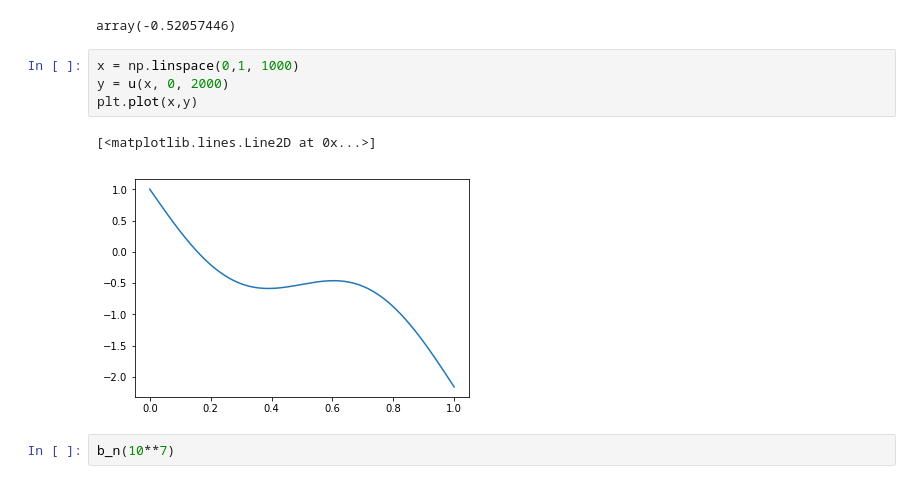
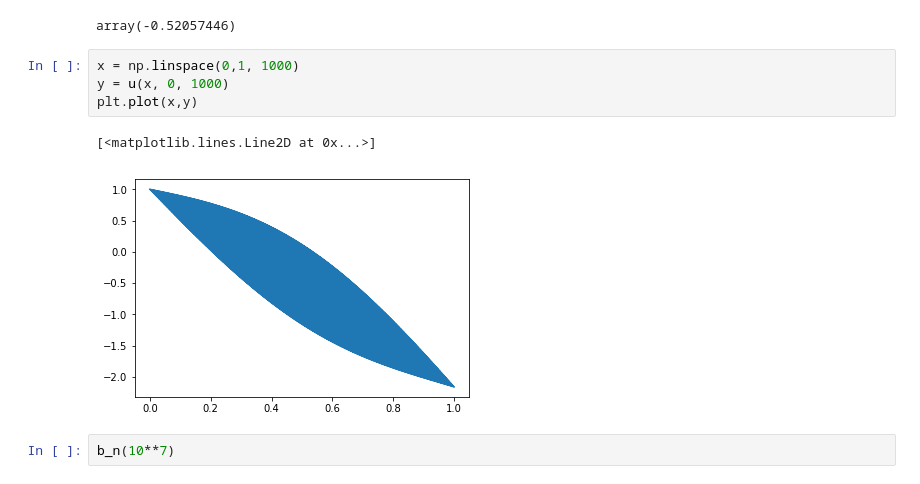
Before and after one commit to shawsa/m537, a Jupyter notebook: Takehome Project 1 Scratch.ipynb, the cells around one changed output. Saved outputs shown, nothing was run; the diff lists cells and outputs as text.

```diff
--- a/Takehome Project 1 Scratch.ipynb
+++ b/Takehome Project 1 Scratch.ipynb
@@ -127,11 +127,11 @@ u(.5, 10, 20)
 array(-0.52057446)
 # %%
 x = np.linspace(0,1, 1000)
-y = u(x, 0, 2000)
+y = u(x, 0, 1000)
 plt.plot(x,y)
 # %% [output]
 [<matplotlib.lines.Line2D at 0x...>]
-[figure, old version]
+[figure, new version]
 # %%
 b_n(10**7)
 # %% [output]
```
Also changed, not shown: parts of 7 cells of this notebook.
